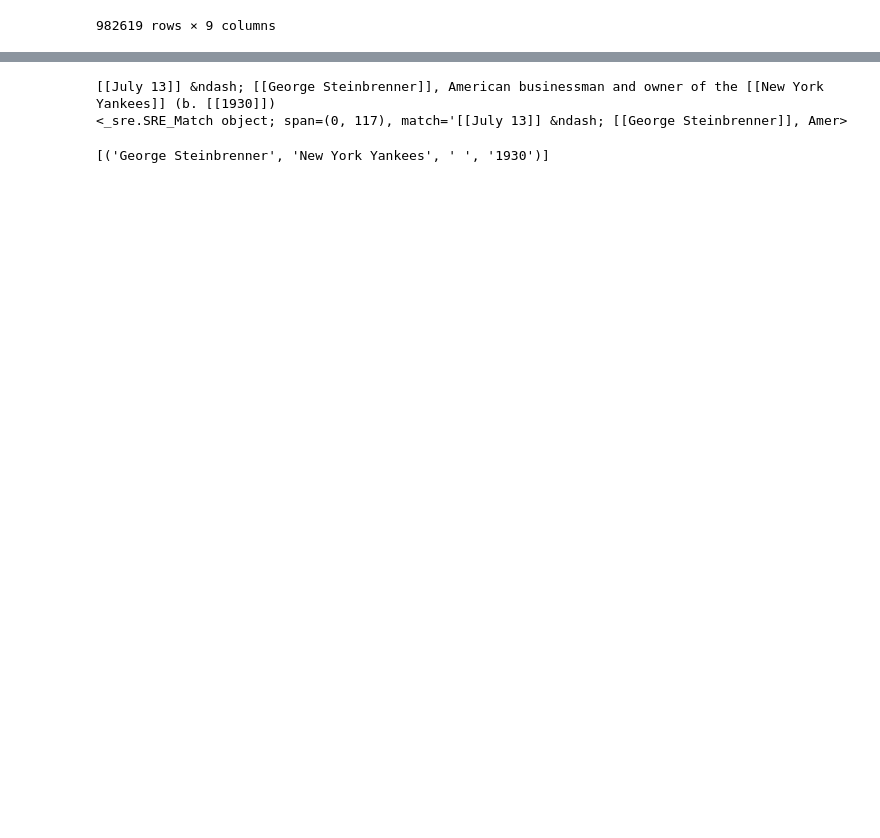
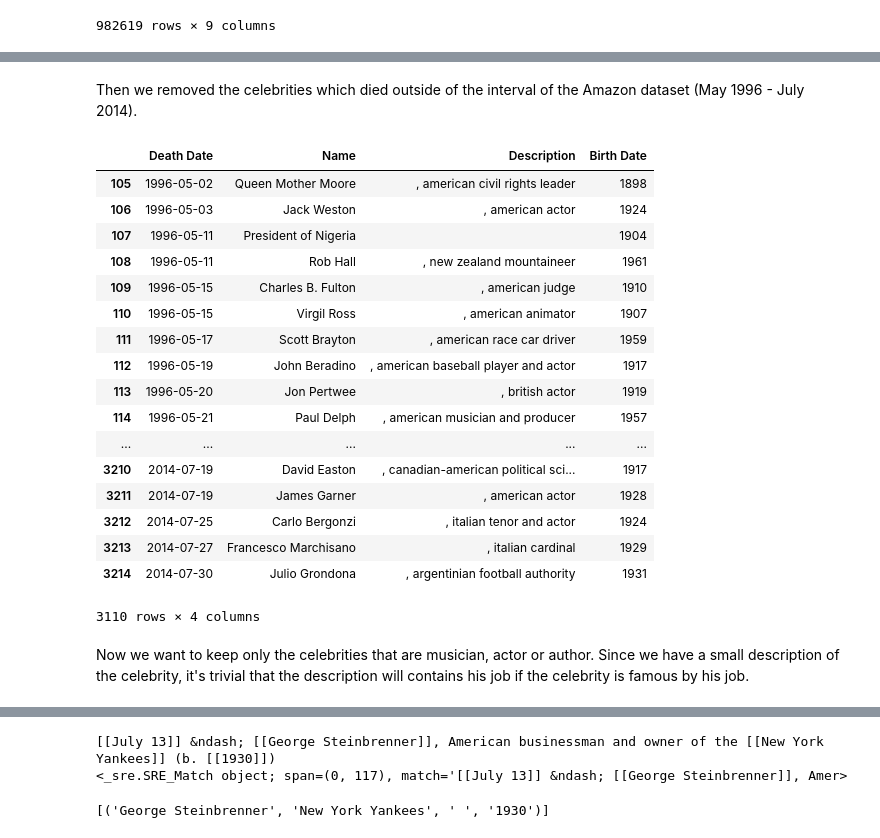
Before and after one commit to NicoBrun/ada2017, a Jupyter notebook: project/Project.ipynb, the cells around one changed output, grey strips where cells are left out. Drawn from its saved outputs; the diff is of its cells as text; code cells hidden in the pictures; blank space fills up the shorter version.

```diff
--- a/project/Project.ipynb
+++ b/project/Project.ipynb
@@ -183,3 +185,30 @@ No match found for: 2013 [[April 30]] (death announced on this date) &ndash; [[D
+# %% [markdown]
+Then we removed the celebrities which died outside of the interval of the Amazon dataset (May 1996 - July 2014).
+# %%
+df = df[(df['Death Date'] > '1996-05-01') & (df['Death Date'] < '2014-07-31')]
+df
+# %% [output]
+|  | Death Date | Name | Description | Birth Date |
+| 105 | 1996-05-02 | Queen Mother Moore | , american civil rights leader | 1898 |
+| 106 | 1996-05-03 | Jack Weston | , american actor | 1924 |
+| 107 | 1996-05-11 | President of Nigeria |  | 1904 |
+| 108 | 1996-05-11 | Rob Hall | , new zealand mountaineer | 1961 |
+| 109 | 1996-05-15 | Charles B. Fulton | , american judge | 1910 |
+| 110 | 1996-05-15 | Virgil Ross | , american animator | 1907 |
+| 111 | 1996-05-17 | Scott Brayton | , american race car driver | 1959 |
+| 112 | 1996-05-19 | John Beradino | , american baseball player and actor | 1917 |
+| 113 | 1996-05-20 | Jon Pertwee | , british actor | 1919 |
+| 114 | 1996-05-21 | Paul Delph | , american musician and producer | 1957 |
+| ... | ... | ... | ... | ... |
+| 3210 | 2014-07-19 | David Easton | , canadian-american political sci... | 1917 |
+| 3211 | 2014-07-19 | James Garner | , american actor | 1928 |
+| 3212 | 2014-07-25 | Carlo Bergonzi | , italian tenor and actor | 1924 |
+| 3213 | 2014-07-27 | Francesco Marchisano | , italian cardinal | 1929 |
+| 3214 | 2014-07-30 | Julio Grondona | , argentinian football authority | 1931 |
+3110 rows × 4 columns
+# %% [markdown]
+Now we want to keep only the celebrities that are musician, actor or author.
+Since we have a small description of the celebrity, it's trivial that the description will contains his job if the celebrity is famous by his job.
 # %%
 adf = df[df['Description'].str.contains("singer")]
 df2 = df
```
Also changed, not shown: parts of 3 cells of this notebook.
